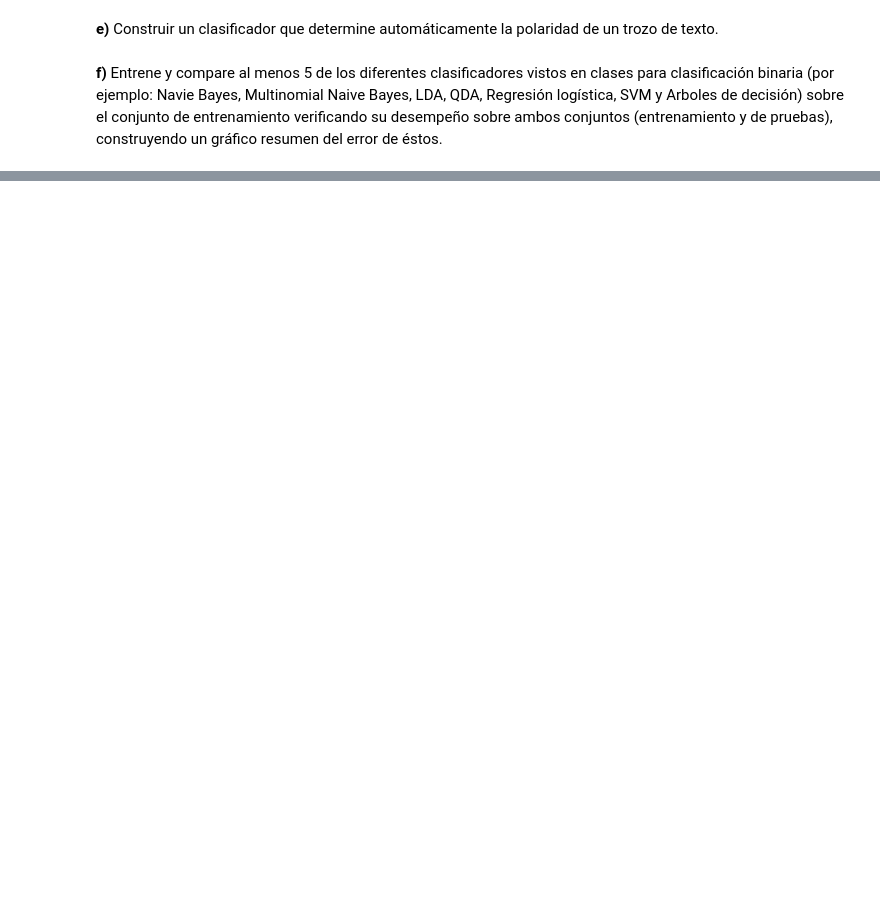
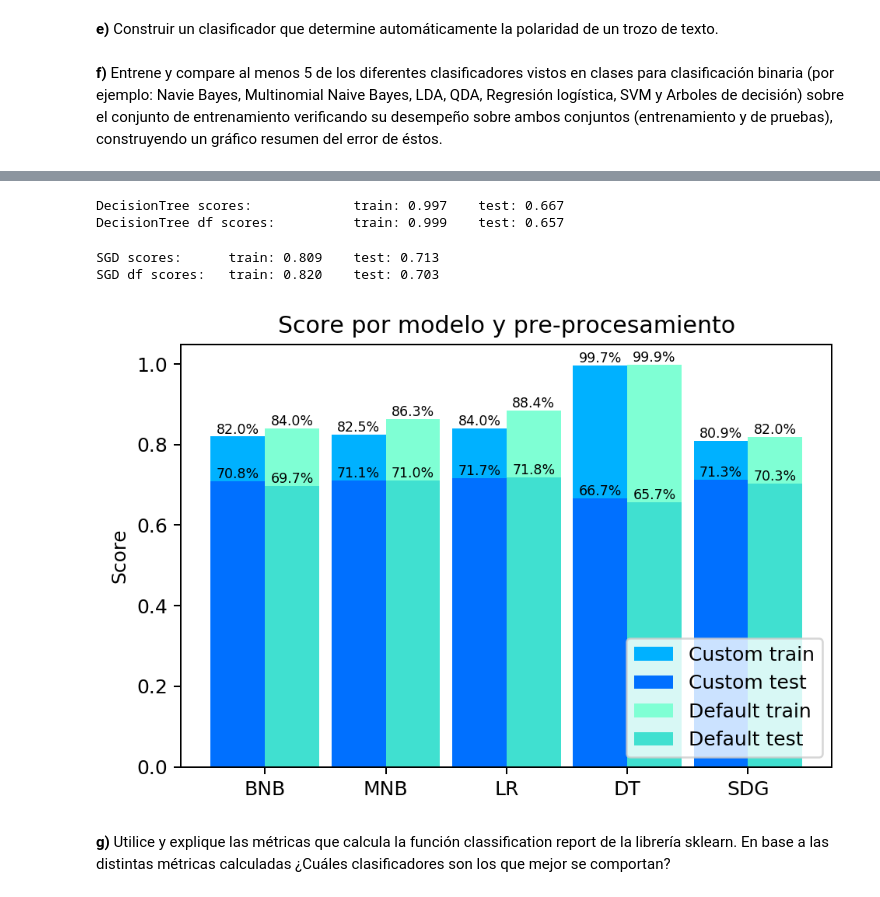
Before and after one commit to TareasJF/INF393, a Jupyter notebook: T2/Tarea2.ipynb, the cells around one changed output, grey strips where cells are left out. Cells and saved outputs as stored; diff of their text form; code cells hidden in the pictures; blank space fills up the shorter version.

```diff
--- a/T2/Tarea2.ipynb
+++ b/T2/Tarea2.ipynb
@@ -258,0 +238,6 @@ print("NB Test score %f"%svm_score_test)
+# %%
+def train(model, X_train, y_train, X_test, y_test):
+    model.fit(X_train, y_train)
+    score_train = model.score(X_train, y_train)
+    score_test = model.score(X_test, y_test)
+    return (model, score_train, score_test)
@@ -258,0 +274,67 @@ print("NB Test score %f"%svm_score_test)
+# %%
+from sklearn.tree import DecisionTreeClassifier
+decision_tree = train(DecisionTreeClassifier(), X_train, df_train['clase'], X_test, df_test['clase'])
+decision_tree_df = train(DecisionTreeClassifier(), X_train_df, df_train_df['clase'], X_test_df, df_test['clase'])
+
+print("DecisionTree scores:    \t train: %.3f \t test: %.3f"%(decision_tree[1],decision_tree[2]))
+print("DecisionTree df scores: \t train: %.3f \t test: %.3f"%(decision_tree_df[1],decision_tree_df[2]))
+# %% [output]
+DecisionTree scores:             train: 0.997    test: 0.667
+DecisionTree df scores:          train: 0.999    test: 0.657
+# %%
+from sklearn.linear_model import SGDClassifier
+gradient_descent = train(SGDClassifier(max_iter=5,tol=None), X_train, df_train['clase'], X_test, df_test['clase'])
+gradient_descent_df = train(SGDClassifier(max_iter=5,tol=None), X_train_df, df_train_df['clase'], X_test_df, df_test['clase'])
+
+print("SGD scores:    \t train: %.3f \t test: %.3f"%(gradient_descent[1],gradient_descent[2]))
+print("SGD df scores: \t train: %.3f \t test: %.3f"%(gradient_descent_df[1],gradient_descent_df[2]))
+# %% [output]
+SGD scores:      train: 0.809    test: 0.713
+SGD df scores:   train: 0.820    test: 0.703
+# %%
+import matplotlib.pyplot as plt
+N = 5
+ind = np.arange(N)  # the x locations for the groups
+width = 0.45       # the width of the bars
+
+fig, ax = plt.subplots()
+
+test_scores = (naive_bayes[1], multi_naive_bayes[1], logistic[1], decision_tree[1], gradient_descent[1])
+train_scores = (naive_bayes[2], multi_naive_bayes[2], logistic[2], decision_tree[2], gradient_descent[2])
+
+rects1 = ax.bar(ind, test_scores, width, color='#00b1ff')
+rects1b = ax.bar(ind, train_scores, width, color='#0070ff')
+
+test_scores_df = (naive_bayes_df[1], multi_naive_bayes_df[1], logistic_df[1], decision_tree_df[1], gradient_descent_df[1])
+train_scores_df = (naive_bayes_df[2], multi_naive_bayes_df[2], logistic_df[2], decision_tree_df[2], gradient_descent_df[2])
+
+rects2 = ax.bar(ind + width, test_scores_df, width, color='#7fffd4')
+rects2b = ax.bar(ind + width, train_scores_df, width, color='#40e0d0')
+
+# add some text for labels, title and axes ticks
+ax.set_ylabel('Score')
+ax.set_title('Score por modelo y pre-procesamiento')
+ax.set_xticks(ind + width / 2)
+ax.set_xticklabels(('BNB', 'MNB', 'LR', 'DT', 'SDG'))
+
+ax.legend((rects1[0], rects1b[0], rects2[0], rects2b[0]), ('Custom train', 'Custom test', 'Default train', 'Default test'), loc='lower right')
+
+
+def autolabel(rects):
+    for rect in rects:
+        height = rect.get_height()
+        ax.text(rect.get_x() + rect.get_width()/2., height,
+                '%.1f%%' % (100*height),
+                ha='center', va='bottom', fontsize = 'x-small')
+
+autolabel(rects1)
+autolabel(rects1b)
+autolabel(rects2)
+autolabel(rects2b)
+fig.set_dpi(180)
+
+plt.show()
+# %% [output]
+[figure, added]
+# %% [markdown]
+**g)** Utilice y explique las métricas que calcula la función classification report de la librería sklearn. En base a las distintas métricas calculadas ¿Cuáles clasificadores son los que mejor se comportan?
```
Also changed, not shown: parts of 34 cells of this notebook.
